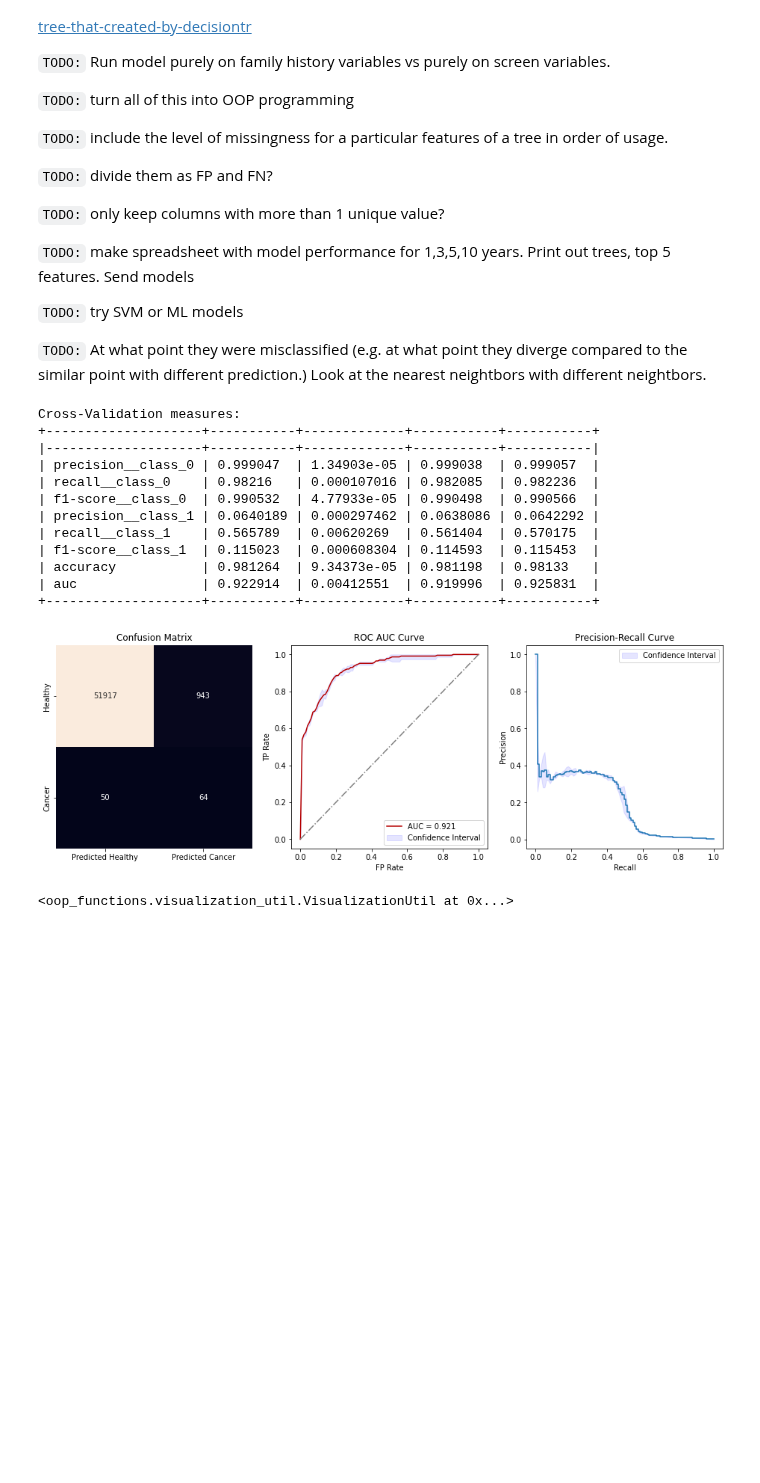
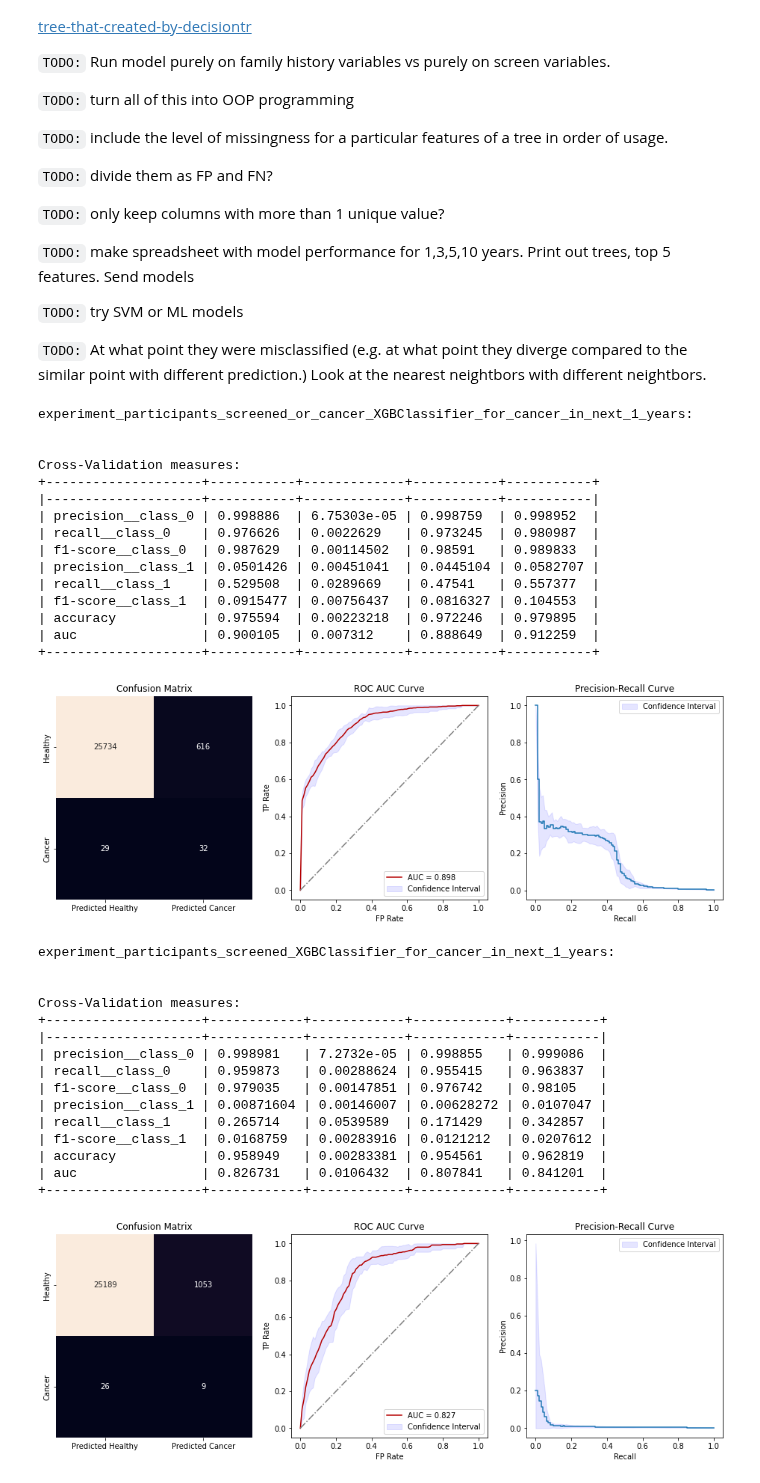
Before and after one commit to fedorenkood/ovarian_cancer_models, a Jupyter notebook: running_classifier_oop.ipynb, the cells around one changed output. Cells and saved outputs as stored; diff of their text form; code cells hidden in the pictures; blank space fills up the shorter version.

```diff
--- a/running_classifier_oop.ipynb
+++ b/running_classifier_oop.ipynb
@@ -73,14 +73,15 @@ classifiers = {
 
 experiment_data_helpers: List[ExperimentDataHelper] = [
     ExperimentDataHelperScreenedOrCancer,
-    # ExperimentDataHelperNotScreenedCols,
-    # ExperimentDataHelperScreenedCols,
-    # ExperimentDataHelperAll
+    ExperimentDataHelperScreened,
+    ExperimentDataHelperNotScreenedCols,
+    ExperimentDataHelperScreenedCols,
+    ExperimentDataHelperAll
 ]
 # %%
 years = [1]
-num_folds=5
-test_n_folds=2
+num_folds=10
+test_n_folds=10
 for classifier_name, classifier in classifiers.items():
     for year in years:
         for experiment_data_helper_class in experiment_data_helpers:
@@ -93,23 +94,41 @@ for classifier_name, classifier in classifiers.items():
 cv_analytics_util.set_filter(differentiate_confusion_matrix_over['was_screened'][0][1])
 # %%
 cv_analytics_util.set_filter(None)
-# %%
-cv_analytics_util.get_cv_report();
-# %% [output]
-Cross-Validation measures:
-+--------------------+-----------+-------------+-----------+-----------+
-|--------------------+-----------+-------------+-----------+-----------|
-| precision__class_0 | 0.999047  | 1.34903e-05 | 0.999038  | 0.999057  |
-| recall__class_0    | 0.98216   | 0.000107016 | 0.982085  | 0.982236  |
-| f1-score__class_0  | 0.990532  | 4.77933e-05 | 0.990498  | 0.990566  |
-| precision__class_1 | 0.0640189 | 0.000297462 | 0.0638086 | 0.0642292 |
-| recall__class_1    | 0.565789  | 0.00620269  | 0.561404  | 0.570175  |
-| f1-score__class_1  | 0.115023  | 0.000608304 | 0.114593  | 0.115453  |
-| accuracy           | 0.981264  | 9.34373e-05 | 0.981198  | 0.98133   |
-| auc                | 0.922914  | 0.00412551  | 0.919996  | 0.925831  |
-+--------------------+-----------+-------------+-----------+-----------+
-# %%
-cv_analytics_util.display_graph()
-# %% [output]
-[figure, removed]
-<oop_functions.visualization_util.VisualizationUtil at 0x...>
+# %%
+for key, cv_analytics_util in cv_analytics_utils.items():
+    print(f"{key}: ")
+    cv_analytics_util.get_cv_report();
+    cv_analytics_util.display_graph()
+# %% [output]
+experiment_participants_screened_or_cancer_XGBClassifier_for_cancer_in_next_1_years:
+
+
+Cross-Validation measures:
++--------------------+-----------+-------------+-----------+-----------+
+|--------------------+-----------+-------------+-----------+-----------|
+| precision__class_0 | 0.998886  | 6.75303e-05 | 0.998759  | 0.998952  |
+| recall__class_0    | 0.976626  | 0.0022629   | 0.973245  | 0.980987  |
+| f1-score__class_0  | 0.987629  | 0.00114502  | 0.98591   | 0.989833  |
+| precision__class_1 | 0.0501426 | 0.00451041  | 0.0445104 | 0.0582707 |
+| recall__class_1    | 0.529508  | 0.0289669   | 0.47541   | 0.557377  |
+| f1-score__class_1  | 0.0915477 | 0.00756437  | 0.0816327 | 0.104553  |
+| accuracy           | 0.975594  | 0.00223218  | 0.972246  | 0.979895  |
+| auc                | 0.900105  | 0.007312    | 0.888649  | 0.912259  |
++--------------------+-----------+-------------+-----------+-----------+
+[figure, added]
+experiment_participants_screened_XGBClassifier_for_cancer_in_next_1_years:
+
+
+Cross-Validation measures:
++--------------------+------------+------------+------------+-----------+
+|--------------------+------------+------------+------------+-----------|
+| precision__class_0 | 0.998981   | 7.2732e-05 | 0.998855   | 0.999086  |
+| recall__class_0    | 0.959873   | 0.00288624 | 0.955415   | 0.963837  |
+| f1-score__class_0  | 0.979035   | 0.00147851 | 0.976742   | 0.98105   |
+| precision__class_1 | 0.00871604 | 0.00146007 | 0.00628272 | 0.0107047 |
+| recall__class_1    | 0.265714   | 0.0539589  | 0.171429   | 0.342857  |
+| f1-score__class_1  | 0.0168759  | 0.00283916 | 0.0121212  | 0.0207612 |
+| accuracy           | 0.958949   | 0.00283381 | 0.954561   | 0.962819  |
+| auc                | 0.826731   | 0.0106432  | 0.807841   | 0.841201  |
++--------------------+------------+------------+------------+-----------+
+[figure, added]
```
Also changed, not shown: parts of 7 cells of this notebook, 1 other file.
